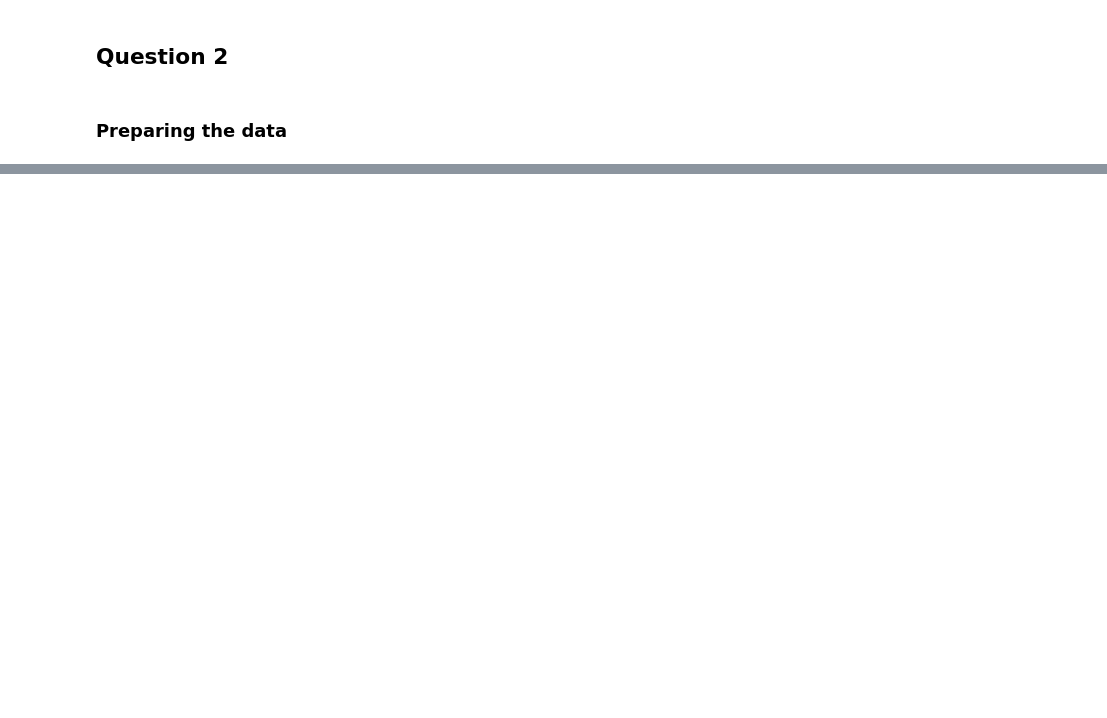
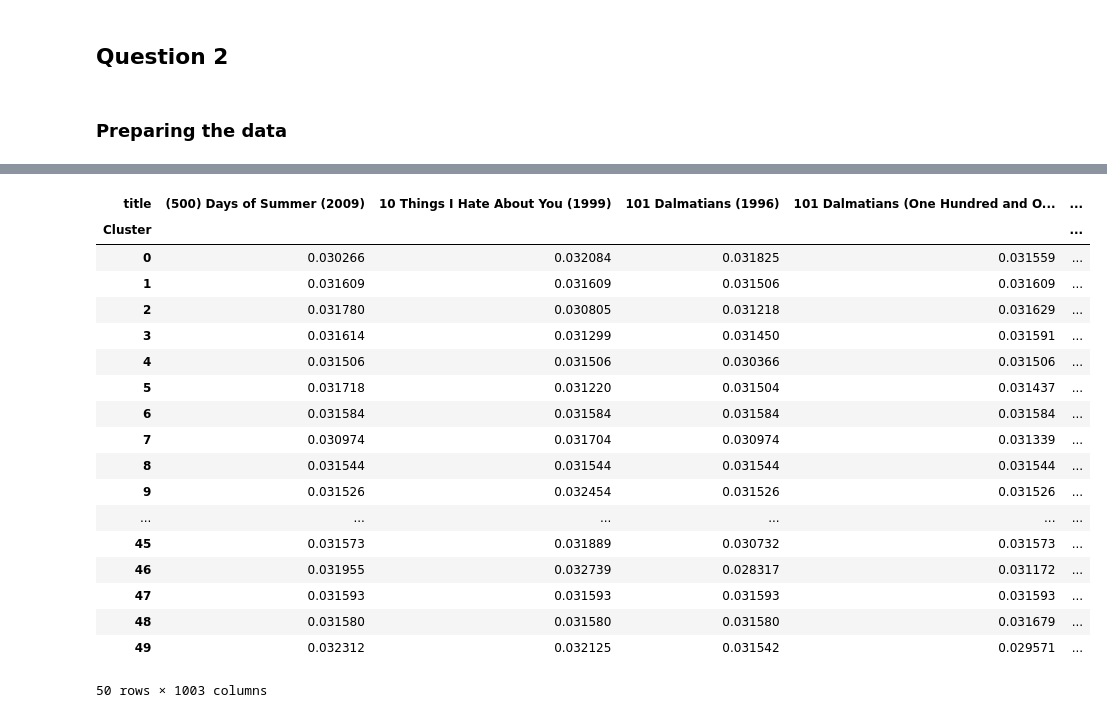
Before and after one commit to Jackhu-gc/CAB420Assignment1B, a Jupyter notebook: Q2 Clustering Callum Ross.ipynb, the cells around one changed output, grey strips where cells are left out. Cells and saved outputs as stored; diff of their text form; code cells hidden in the pictures; blank space fills up the shorter version.

```diff
--- a/Q2 Clustering Callum Ross.ipynb
+++ b/Q2 Clustering Callum Ross.ipynb
@@ -115,0 +99,32 @@ plt.legend()
+# %%
+from sklearn.cluster import AgglomerativeClustering
+y_hc = AgglomerativeClustering(n_clusters = 50, affinity = 'euclidean', linkage ='ward')
+y_hc.fit_predict(data_scaled)
+labels = y_hc.labels_
+labels = pd.DataFrame(data=labels, dtype=np.int8)
+data_scaled['Cluster'] = labels
+data_scaled['Cluster'].value_counts()
+
+cluster_centroids = data_scaled.groupby(['Cluster'])[data_scaled.columns].mean()
+cluster_centroids
+# data_scaled = ratings.merge(movies, left_on='movieId', right_on='movieId')
+# %% [output]
+| title | (500) Days of Summer (2009) | 10 Things I Hate About You (1999) | 101 Dalmatians (1996) | 101 Dalmatians (One Hundred and O... | ... |
+| Cluster |  |  |  |  | ... |
+| 0 | 0.030266 | 0.032084 | 0.031825 | 0.031559 | ... |
+| 1 | 0.031609 | 0.031609 | 0.031506 | 0.031609 | ... |
+| 2 | 0.031780 | 0.030805 | 0.031218 | 0.031629 | ... |
+| 3 | 0.031614 | 0.031299 | 0.031450 | 0.031591 | ... |
+| 4 | 0.031506 | 0.031506 | 0.030366 | 0.031506 | ... |
+| 5 | 0.031718 | 0.031220 | 0.031504 | 0.031437 | ... |
+| 6 | 0.031584 | 0.031584 | 0.031584 | 0.031584 | ... |
+| 7 | 0.030974 | 0.031704 | 0.030974 | 0.031339 | ... |
+| 8 | 0.031544 | 0.031544 | 0.031544 | 0.031544 | ... |
+| 9 | 0.031526 | 0.032454 | 0.031526 | 0.031526 | ... |
+| ... | ... | ... | ... | ... | ... |
+| 45 | 0.031573 | 0.031889 | 0.030732 | 0.031573 | ... |
+| 46 | 0.031955 | 0.032739 | 0.028317 | 0.031172 | ... |
+| 47 | 0.031593 | 0.031593 | 0.031593 | 0.031593 | ... |
+| 48 | 0.031580 | 0.031580 | 0.031580 | 0.031679 | ... |
+| 49 | 0.032312 | 0.032125 | 0.031542 | 0.029571 | ... |
+50 rows × 1003 columns
```
Also changed, not shown: parts of 13 cells of this notebook.
